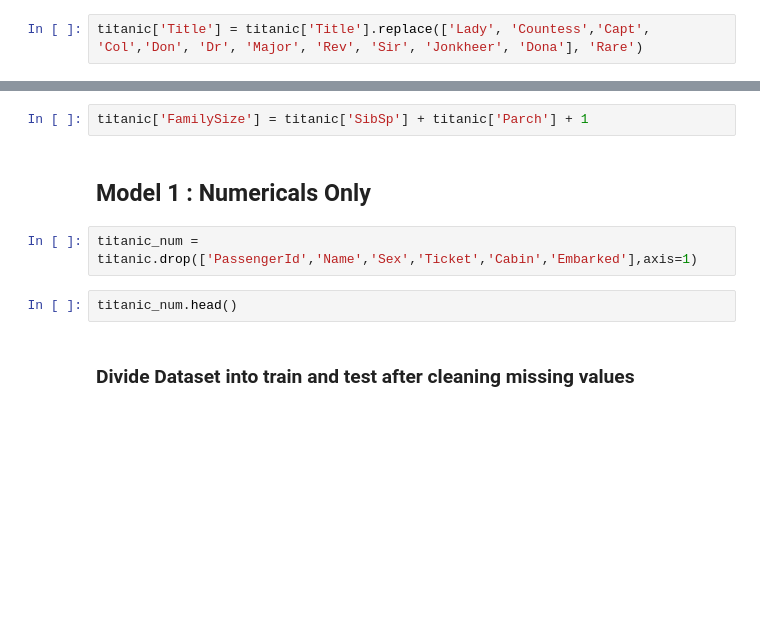
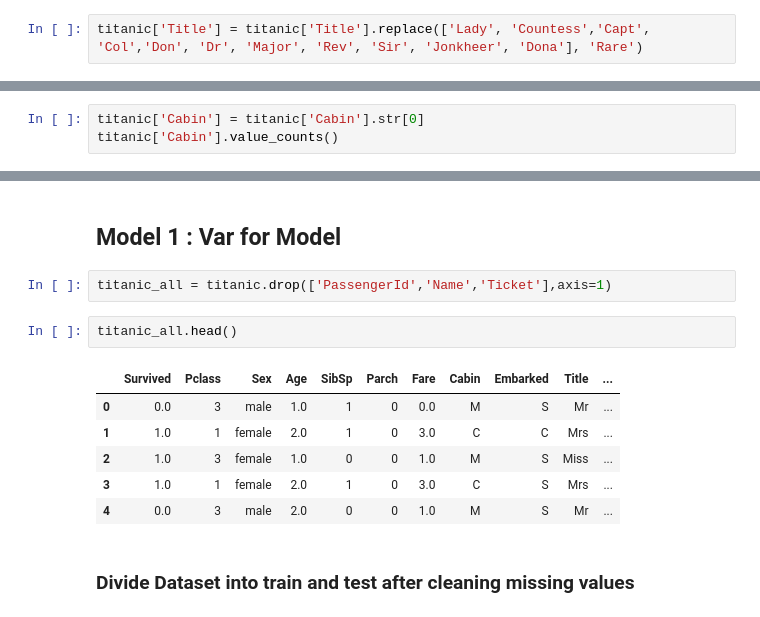
Before and after one commit to KunaalNaik/Python_Panda_for_Data_Science, a Jupyter notebook: Logistic/Titanic_Numerical_Submission2_All.ipynb, the cells around one changed output, grey strips where cells are left out. Cells and saved outputs as stored; diff of their text form; blank space fills up the shorter version.

```diff
--- a/Logistic/Titanic_Numerical_Submission2_All.ipynb
+++ b/Logistic/Titanic_Numerical_Submission2_All.ipynb
@@ -86,0 +257,3 @@ titanic['Title'] = titanic['Title'].replace(['Lady', 'Countess','Capt', 'Col','D
+# %%
+titanic['Cabin'] = titanic['Cabin'].str[0]
+titanic['Cabin'].value_counts()
@@ -89,10 +297,15 @@ titanic.head()
-# %%
-titanic['FamilySize'] = titanic['SibSp'] + titanic['Parch'] + 1
 # %% [markdown]
-## Model 1 : Numericals Only
+## Model 1 : Var for Model
 # %%
-titanic_num = titanic.drop(['PassengerId','Name','Sex','Ticket','Cabin','Embarked'],axis=1)
+titanic_all = titanic.drop(['PassengerId','Name','Ticket'],axis=1)
 # %%
-titanic_num.head()
+titanic_all.head()
+# %% [output]
+|  | Survived | Pclass | Sex | Age | SibSp | Parch | Fare | Cabin | Embarked | Title | ... |
+| 0 | 0.0 | 3 | male | 1.0 | 1 | 0 | 0.0 | M | S | Mr | ... |
+| 1 | 1.0 | 1 | female | 2.0 | 1 | 0 | 3.0 | C | C | Mrs | ... |
+| 2 | 1.0 | 3 | female | 1.0 | 0 | 0 | 1.0 | M | S | Miss | ... |
+| 3 | 1.0 | 1 | female | 2.0 | 1 | 0 | 3.0 | C | S | Mrs | ... |
+| 4 | 0.0 | 3 | male | 2.0 | 0 | 0 | 1.0 | M | S | Mr | ... |
 # %% [markdown]
 ### Divide Dataset into train and test after cleaning missing values
```
Also changed, not shown: parts of 66 cells of this notebook.
